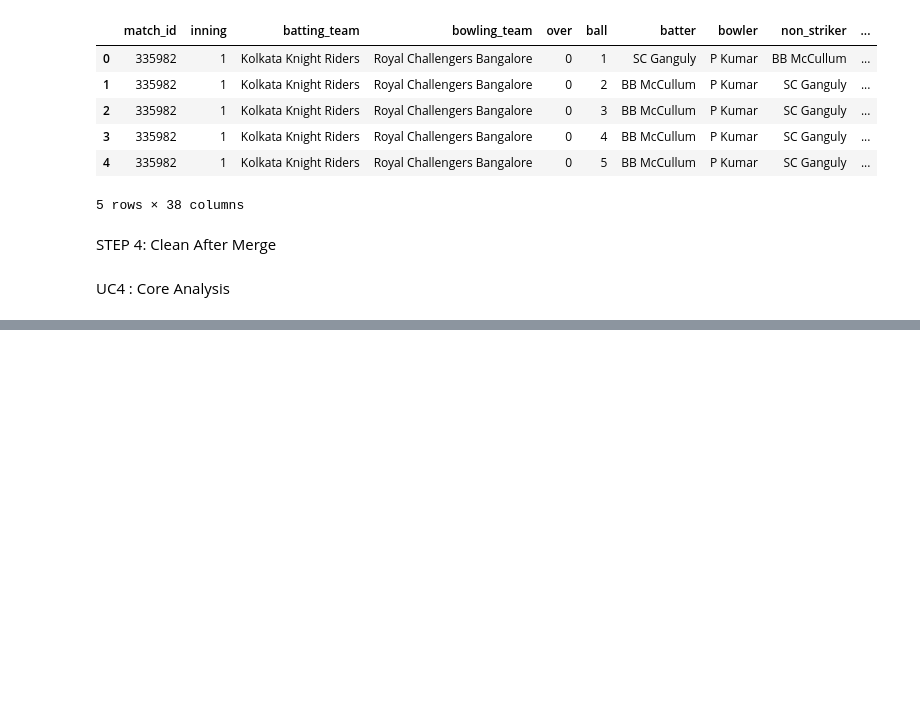
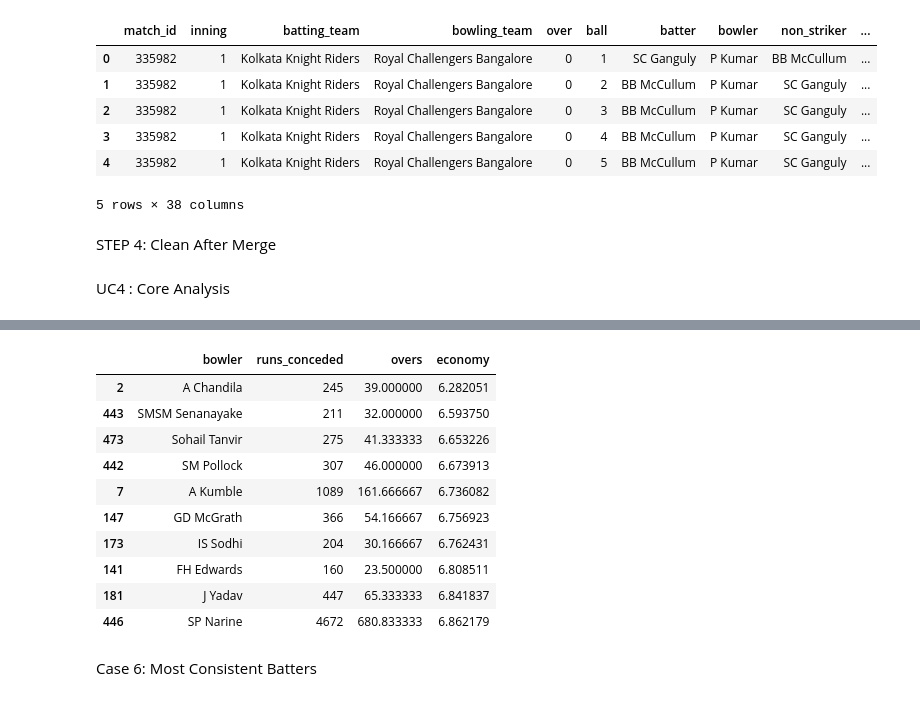
Before and after one commit to AkshatWalvekar/DataAnalysisNumpy, a Jupyter notebook: analysis.ipynb, the cells around one changed output, grey strips where cells are left out. Saved outputs shown, nothing was run; the diff lists cells and outputs as text; code cells hidden in the pictures; blank space fills up the shorter version.

```diff
--- a/analysis.ipynb
+++ b/analysis.ipynb
@@ -179,0 +298,26 @@ UC4 : Core Analysis
+# %%
+bowler_overs = bowler_balls / 6
+# %%
+economy_df = pd.concat([bowler_runs, bowler_overs], axis=1).reset_index()
+economy_df.columns = ['bowler', 'runs_conceded', 'overs']
+# %%
+economy_df['economy'] = economy_df['runs_conceded'] / economy_df['overs']
+# %%
+economy_df = economy_df[economy_df['overs'] > 20]
+# %%
+top_bowlers = economy_df.sort_values(by='economy').head(10)
+display(top_bowlers)
+# %% [output]
+|  | bowler | runs_conceded | overs | economy |
+| 2 | A Chandila | 245 | 39.000000 | 6.282051 |
+| 443 | SMSM Senanayake | 211 | 32.000000 | 6.593750 |
+| 473 | Sohail Tanvir | 275 | 41.333333 | 6.653226 |
+| 442 | SM Pollock | 307 | 46.000000 | 6.673913 |
+| 7 | A Kumble | 1089 | 161.666667 | 6.736082 |
+| 147 | GD McGrath | 366 | 54.166667 | 6.756923 |
+| 173 | IS Sodhi | 204 | 30.166667 | 6.762431 |
+| 141 | FH Edwards | 160 | 23.500000 | 6.808511 |
+| 181 | J Yadav | 447 | 65.333333 | 6.841837 |
+| 446 | SP Narine | 4672 | 680.833333 | 6.862179 |
+# %% [markdown]
+Case 6: Most Consistent Batters
```
Also changed, not shown: parts of 66 cells of this notebook.
